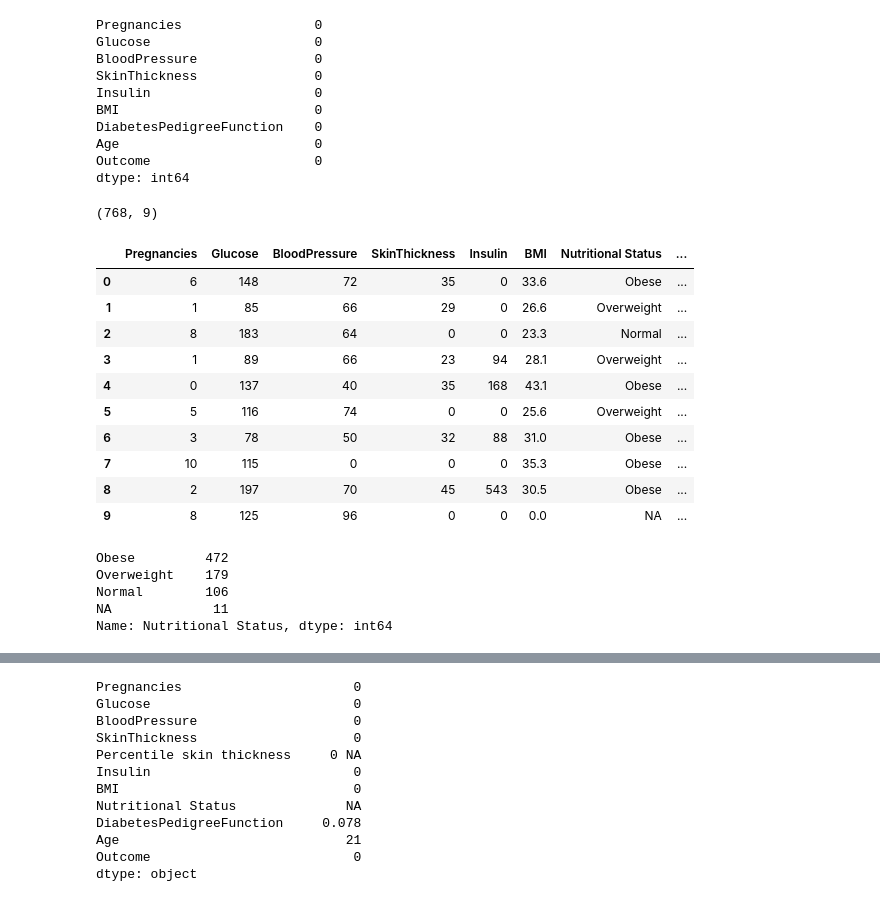
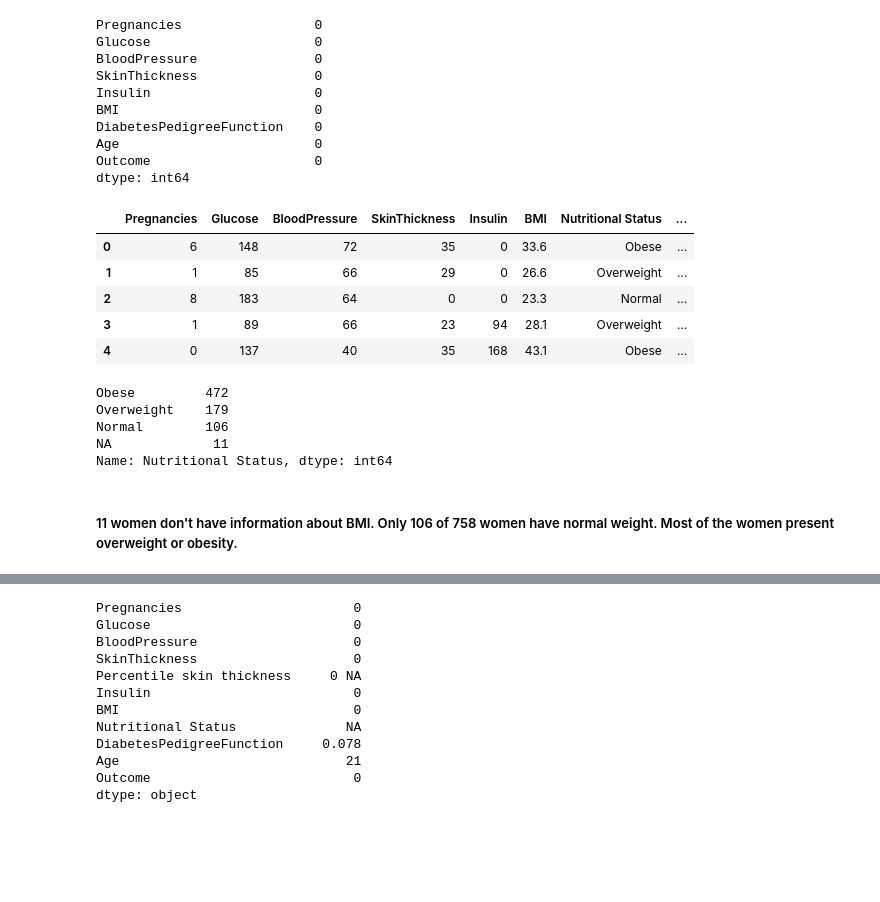
Before and after one commit to npradaschnor/Pima-Indians-Diabetes-Dataset, a Jupyter notebook: Pima Indians Diabetes Dataset.ipynb, the cells around one changed output, grey strips where cells are left out. Drawn from its saved outputs; the diff is of its cells as text; code cells hidden in the pictures; blank space fills up the shorter version.

```diff
--- a/Pima Indians Diabetes Dataset.ipynb
+++ b/Pima Indians Diabetes Dataset.ipynb
@@ -92,7 +97,3 @@ DiabetesPedigreeFunction    0
 Age                         0
 Outcome                     0
 dtype: int64
-# %%
-pima.shape
-# %% [output]
-(768, 9)
@@ -121,19 +124,14 @@ for i in range(len(pima)):
 pima.insert(6, "Nutritional Status", Nutritional_status)
 # %%
 # Check df containing new column
-pima.head (10)
+pima.head (5)
 # %% [output]
 |  | Pregnancies | Glucose | BloodPressure | SkinThickness | Insulin | BMI | Nutritional Status | ... |
 | 0 | 6 | 148 | 72 | 35 | 0 | 33.6 | Obese | ... |
 | 1 | 1 | 85 | 66 | 29 | 0 | 26.6 | Overweight | ... |
 | 2 | 8 | 183 | 64 | 0 | 0 | 23.3 | Normal | ... |
 | 3 | 1 | 89 | 66 | 23 | 94 | 28.1 | Overweight | ... |
 | 4 | 0 | 137 | 40 | 35 | 168 | 43.1 | Obese | ... |
-| 5 | 5 | 116 | 74 | 0 | 0 | 25.6 | Overweight | ... |
-| 6 | 3 | 78 | 50 | 32 | 88 | 31.0 | Obese | ... |
-| 7 | 10 | 115 | 0 | 0 | 0 | 35.3 | Obese | ... |
-| 8 | 2 | 197 | 70 | 45 | 543 | 30.5 | Obese | ... |
-| 9 | 8 | 125 | 96 | 0 | 0 | 0.0 | NA | ... |
 # %%
 pima['Nutritional Status'].value_counts()
 # %% [output]
@@ -146,0 +143,2 @@ Percentile_skin_thickness = pd.Series([])
+# %% [markdown]
+##### 11 women don't have information about BMI. Only 106 of 758 women have normal weight. Most of the women present overweight or obesity.
```
Also changed, not shown: parts of 64 cells of this notebook.
